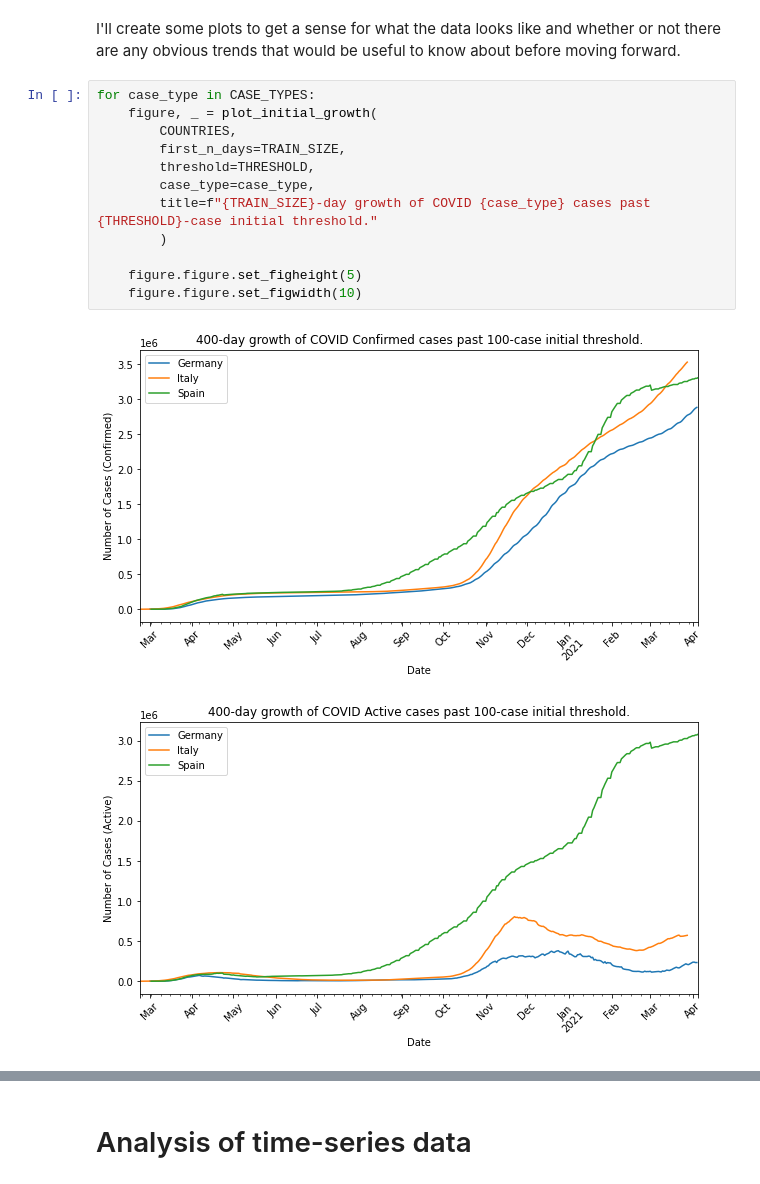
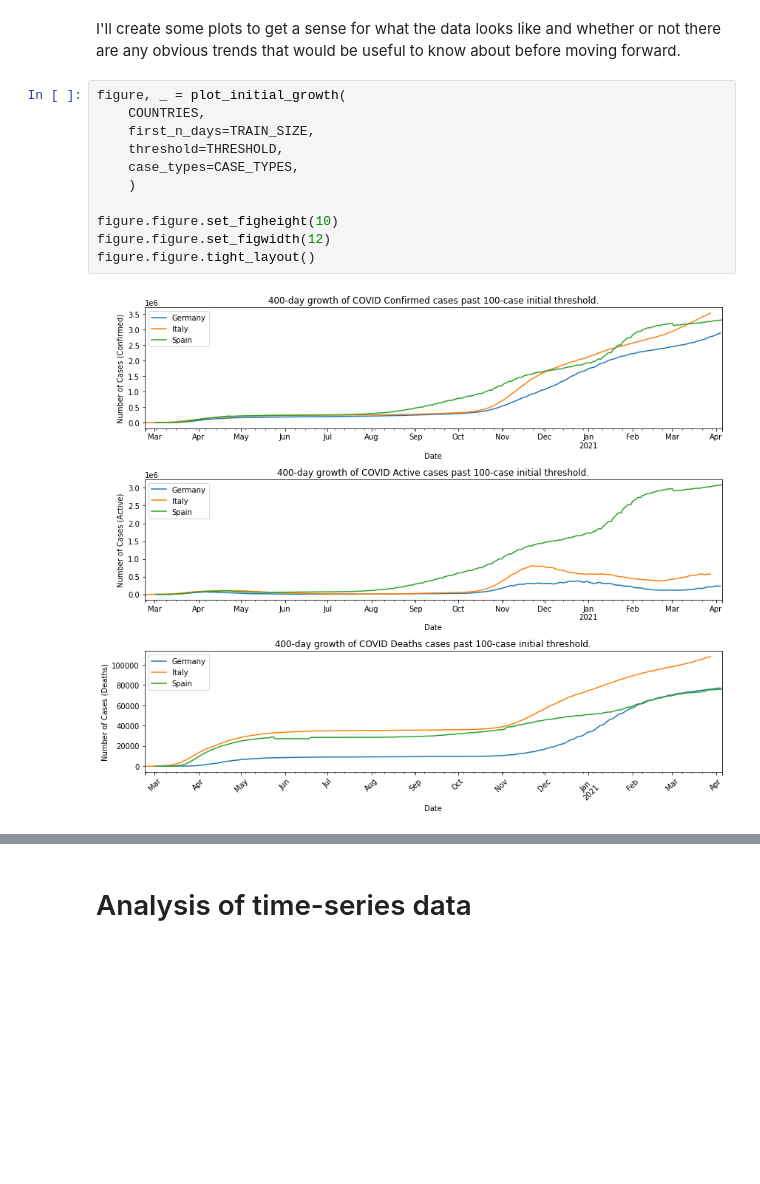
Before and after one commit to LukeAC/covid-analysis, a Jupyter notebook: COVID-EDA.ipynb, the cells around one changed output, grey strips where cells are left out. Saved outputs shown, nothing was run; the diff lists cells and outputs as text; blank space fills up the shorter version.

Commit message:
feat: refactored plotting to reduce API calls

```diff
--- a/COVID-EDA.ipynb
+++ b/COVID-EDA.ipynb
@@ -93,17 +94,15 @@ df.describe()
 # %% [markdown]
 I'll create some plots to get a sense for what the data looks like and whether or not there are any obvious trends that would be useful to know about before moving forward.
 # %%
-for case_type in CASE_TYPES:
-    figure, _ = plot_initial_growth(
-        COUNTRIES,
-        first_n_days=TRAIN_SIZE,
-        threshold=THRESHOLD,
-        case_type=case_type,
-        title=f"{TRAIN_SIZE}-day growth of COVID {case_type} cases past {THRESHOLD}-case initial threshold."
-        )
+figure, _ = plot_initial_growth(
+    COUNTRIES,
+    first_n_days=TRAIN_SIZE,
+    threshold=THRESHOLD,
+    case_types=CASE_TYPES,
+    )
 
-    figure.figure.set_figheight(5)
-    figure.figure.set_figwidth(10)
+figure.figure.set_figheight(10)
+figure.figure.set_figwidth(12)
+figure.figure.tight_layout()
 # %% [output]
-[figure, old version]
+[figure, new version]
-[figure, removed]
```
Also changed, not shown: parts of 5 cells of this notebook, 2 other files.
